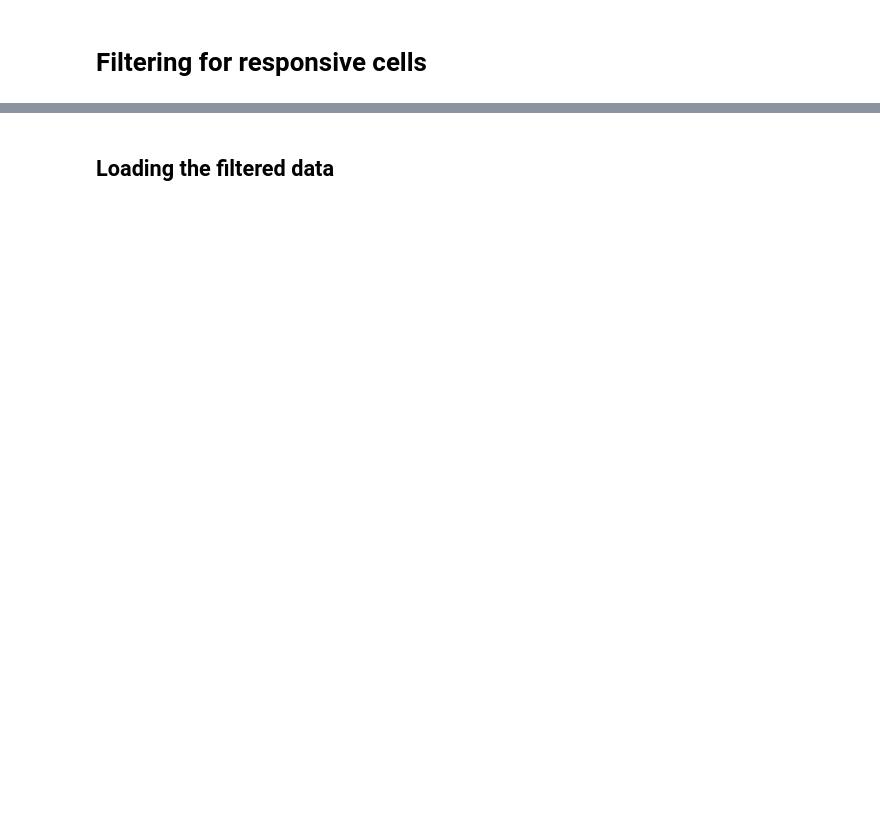
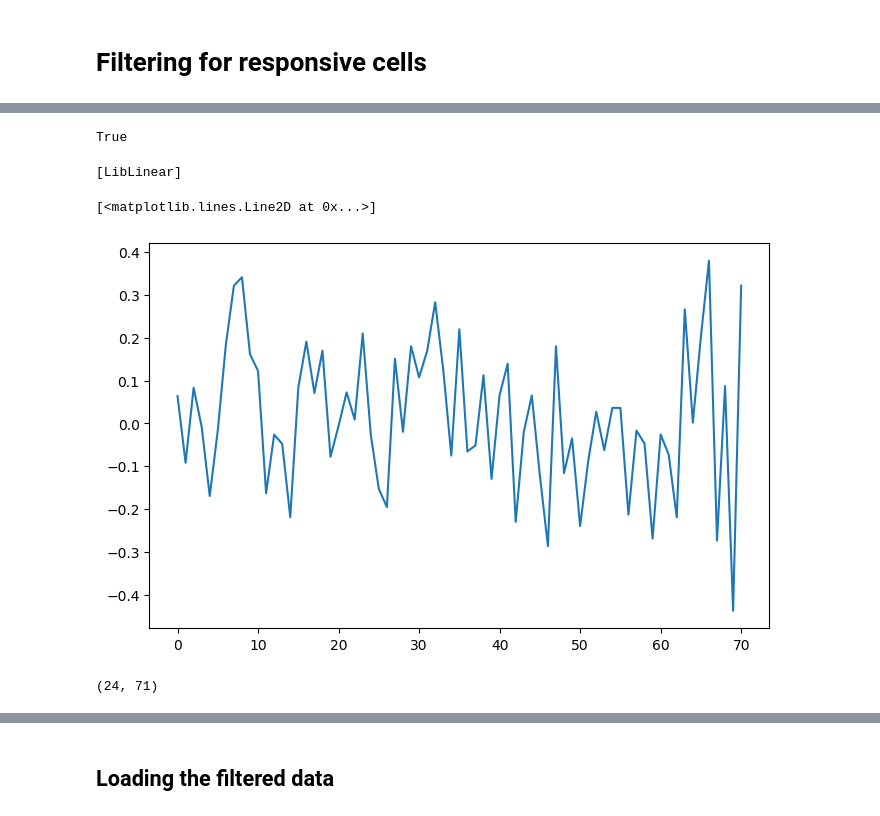
Before and after one commit to stootoon/crick-osn-decoding-release, a Jupyter notebook: make_figures.ipynb, the cells around one changed output, grey strips where cells are left out. Drawn from its saved outputs; the diff is of its cells as text; code cells hidden in the pictures; blank space fills up the shorter version.

```diff
--- a/make_figures.ipynb
+++ b/make_figures.ipynb
@@ -581,0 +634,20 @@ train_acc=0.776, test_acc=0.800
+# %%
+svm =clf.best_estimator_["clf"]
+# %%
+svm.dual
+# %% [output]
+True
+# %%
+svm.verbose = 10
+svm.C=1000000
+svm.dual=True
+svm.fit(X[:,:],y)
+plot(svm.coef_[0])
+# %% [output]
+[LibLinear]
+[<matplotlib.lines.Line2D at 0x...>]
+[figure, added]
+# %%
+X.shape
+# %% [output]
+(24, 71)
```
Also changed, not shown: parts of 28 cells of this notebook.
